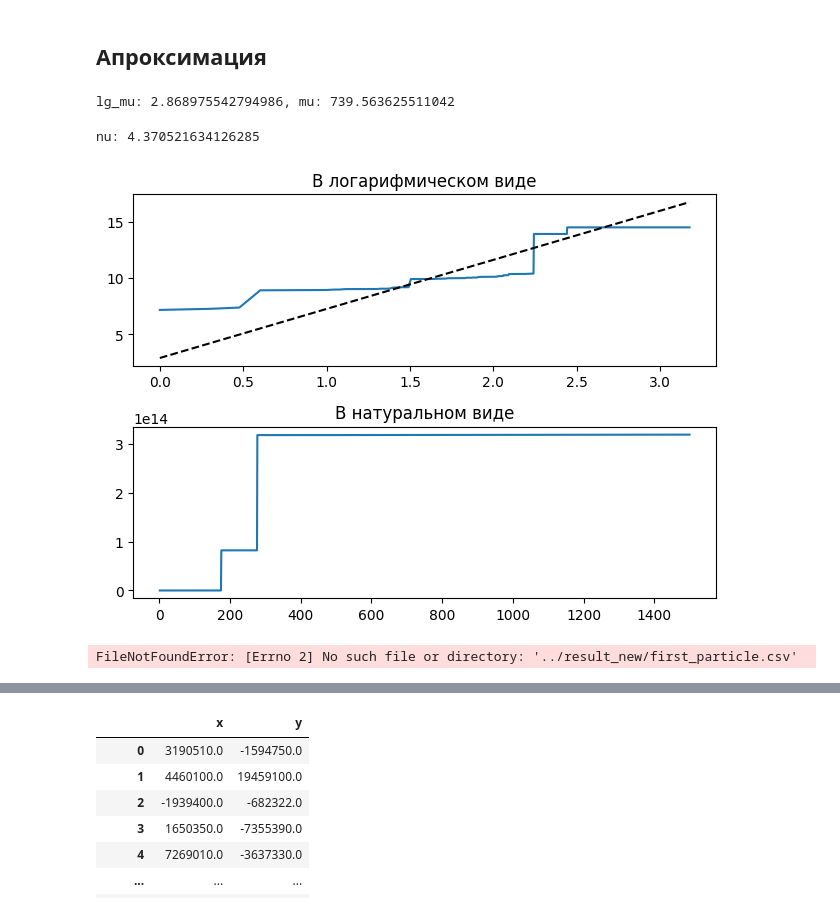
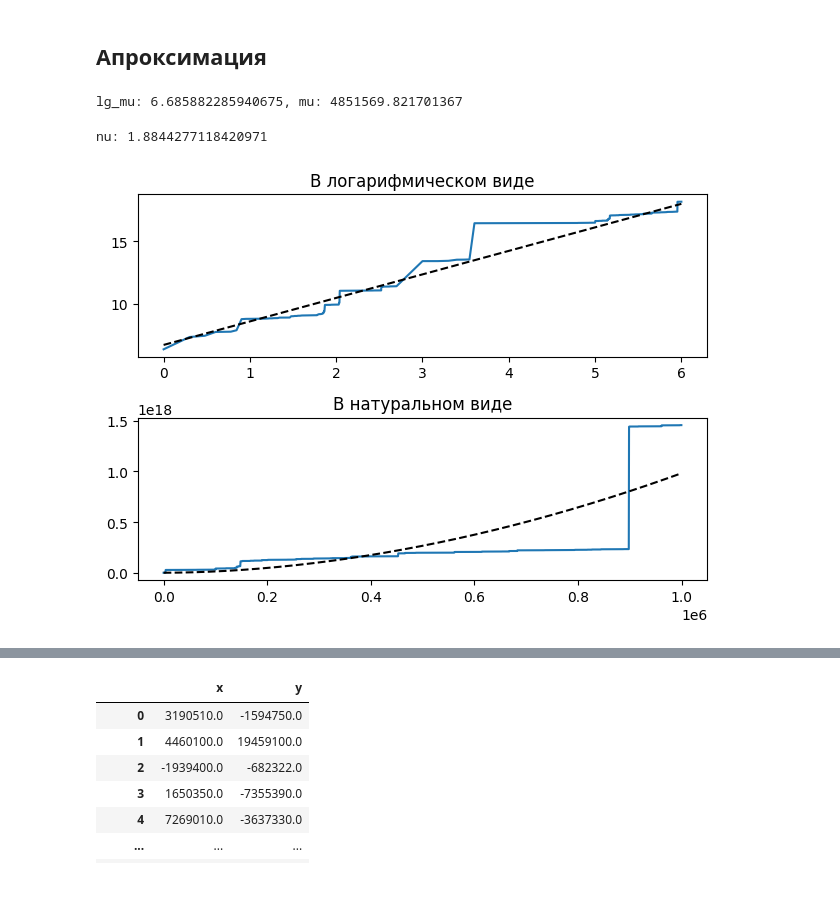
Before and after one commit to Mis-prog/matmod-8sem, a Jupyter notebook: lab1/misha/report/result.ipynb, the cells around one changed output, grey strips where cells are left out. Saved outputs shown, nothing was run; the diff lists cells and outputs as text; code cells hidden in the pictures.

```diff
--- a/lab1/misha/report/result.ipynb
+++ b/lab1/misha/report/result.ipynb
@@ -3,7 +3,7 @@ import pandas as pd
 import matplotlib.pyplot as plt
 import numpy as np
 # %%
-data_calc = pd.read_csv('../result/calc.csv',sep=' ', index_col=False)
+data_calc = pd.read_csv('../result-1e6×1e6/calc.csv',sep=' ', index_col=False)
 # %%
 # data_calc.N += 1
 data_calc
@@ -24,7 +24,7 @@ data_calc
 # %% [markdown]
 ## Апроксимация
 # %%
-index_end = 2000
+index_end = 3000
 index_start = 0
 x = np.log10(data_calc['N'][index_start:index_end])
 y = np.log10(data_calc['<ΔR^2>'][index_start:index_end])
@@ -33,38 +33,36 @@ lg_mu = (y.mean()*(x**2).mean() - (x*y).mean()*x.mean())/((x**2).mean() - x.mean
 mu = 10**lg_mu
 print(f'lg_mu: {lg_mu}, mu: {mu}')
 # %% [output]
-lg_mu: 2.868975542794986, mu: 739.563625511042
+lg_mu: 6.685882285940675, mu: 4851569.821701367
 # %%
 nu = ((x*y).mean() - y.mean()*x.mean())/((x**2).mean() - x.mean()**2)
 print(f'nu: {nu}')
 # %% [output]
-nu: 4.370521634126285
+nu: 1.8844277118420971
 # %%
 plt.figure()
 
 plt.subplot(2, 1, 1)
 
 x = np.log10(data_calc['N'][index_start:index_end])
 y = np.log10(data_calc['<ΔR^2>'][index_start:index_end])
 plt.title('В логарифмическом виде')
 plt.plot(x, y)
 plt.plot(x, lg_mu + nu * x,'k--', label='Аппроксимация')
 
 plt.subplot(2, 1, 2)
 N_list = data_calc['N'][index_start:index_end]
 R2_list = data_calc['<ΔR^2>'][index_start:index_end]
 plt.title('В натуральном виде')
 plt.plot(N_list, R2_list)
-# plt.plot(N_list, mu*(N_list**nu),'k--', label='Аппроксимация')
+plt.plot(N_list, mu*(N_list**nu),'k--', label='Аппроксимация')
 
 plt.tight_layout()
 plt.show()
 # %% [output]
-[figure, old version]
+[figure, new version]
 # %%
-data_first_particle = pd.read_csv('../result_new/first_particle.csv',sep=' ', index_col=False)
+data_first_particle = pd.read_csv('../result-1e6×1e6/first_particle.csv',sep=' ', index_col=False)
-# %% [output]
-FileNotFoundError: [Errno 2] No such file or directory: '../result_new/first_particle.csv'
 # %%
 data_first_particle
 # %% [output]
```
Also changed, not shown: parts of 3 cells of this notebook.
